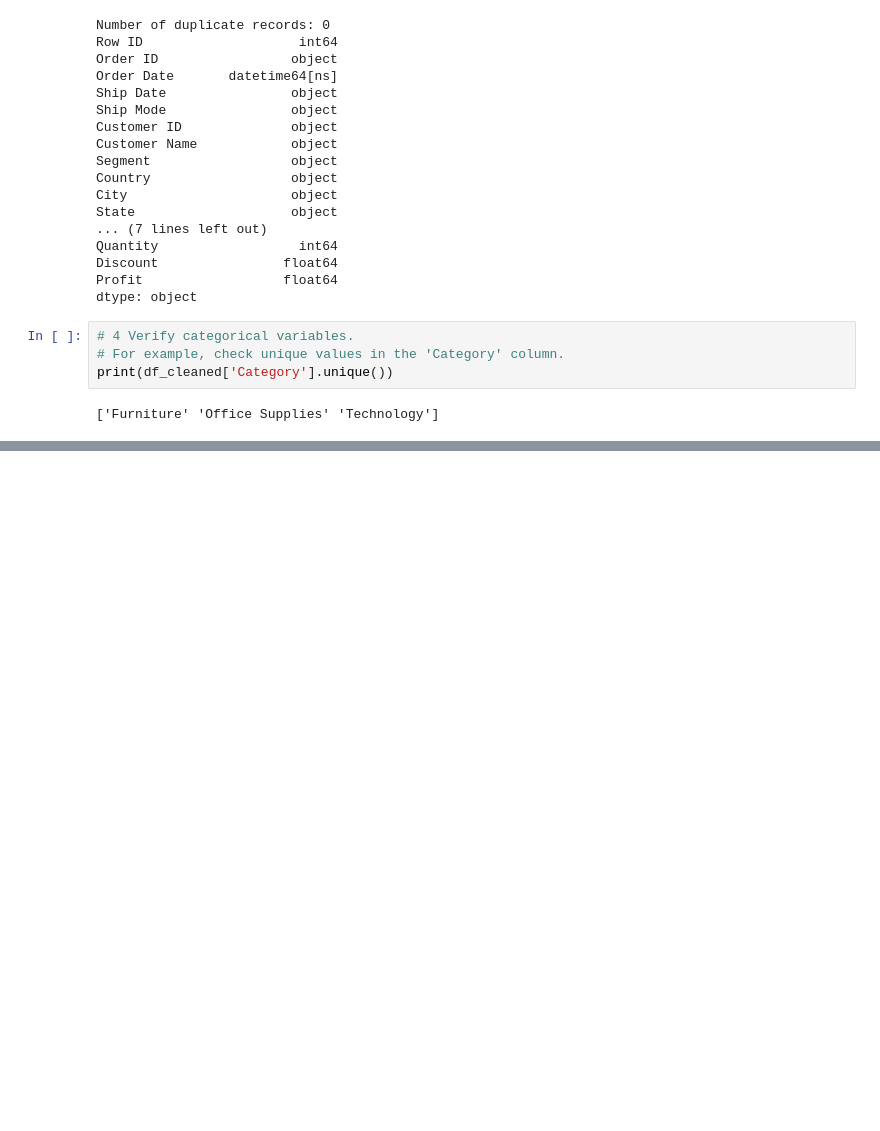
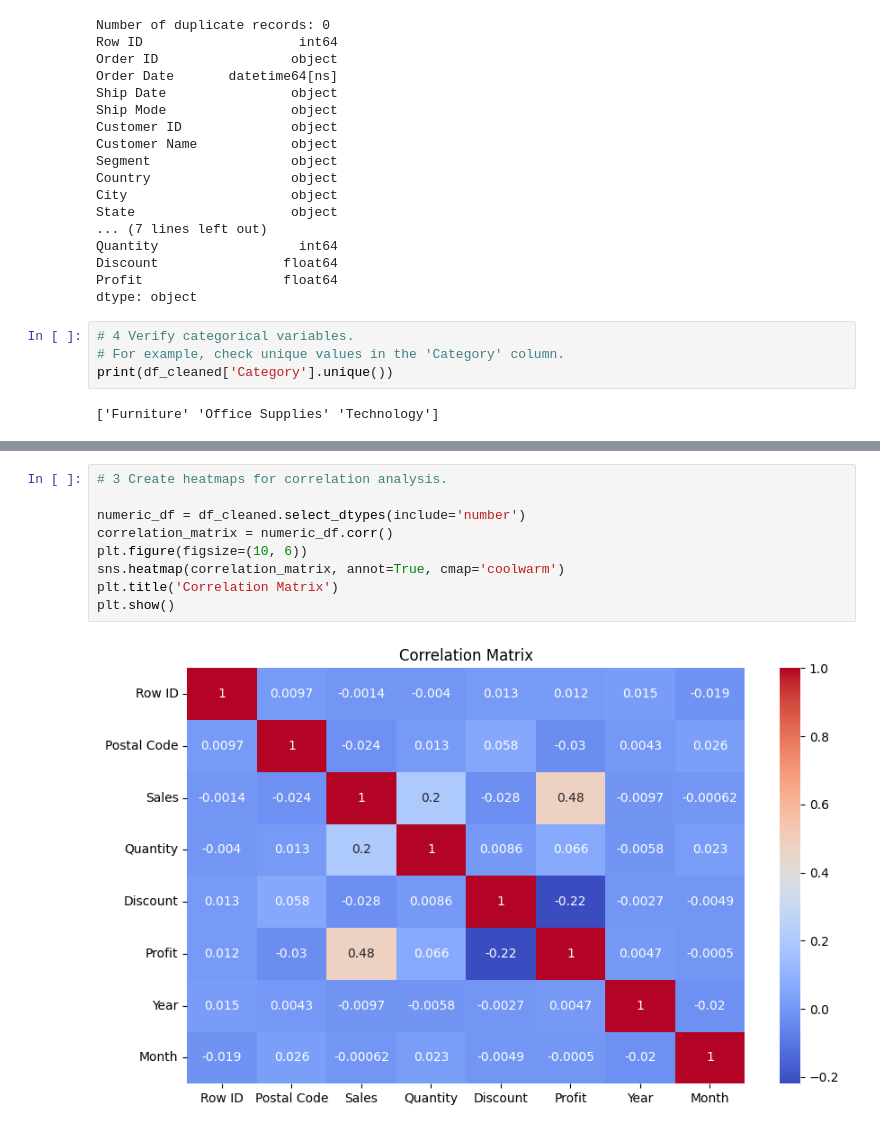
Before and after one commit to om1dev/retail-sales-eda, a Jupyter notebook: notebooks/notebbok1.ipynb, the cells around one changed output, grey strips where cells are left out. Drawn from its saved outputs; the diff is of its cells as text; blank space fills up the shorter version.

```diff
--- a/notebooks/notebbok1.ipynb
+++ b/notebooks/notebbok1.ipynb
@@ -160,0 +243,11 @@ print(df_cleaned['Category'].unique())
+# %%
+# 3 Create heatmaps for correlation analysis.
+
+numeric_df = df_cleaned.select_dtypes(include='number')
+correlation_matrix = numeric_df.corr()
+plt.figure(figsize=(10, 6))
+sns.heatmap(correlation_matrix, annot=True, cmap='coolwarm')
+plt.title('Correlation Matrix')
+plt.show()
+# %% [output]
+[figure, added]
```
Also changed, not shown: parts of 9 cells of this notebook.
